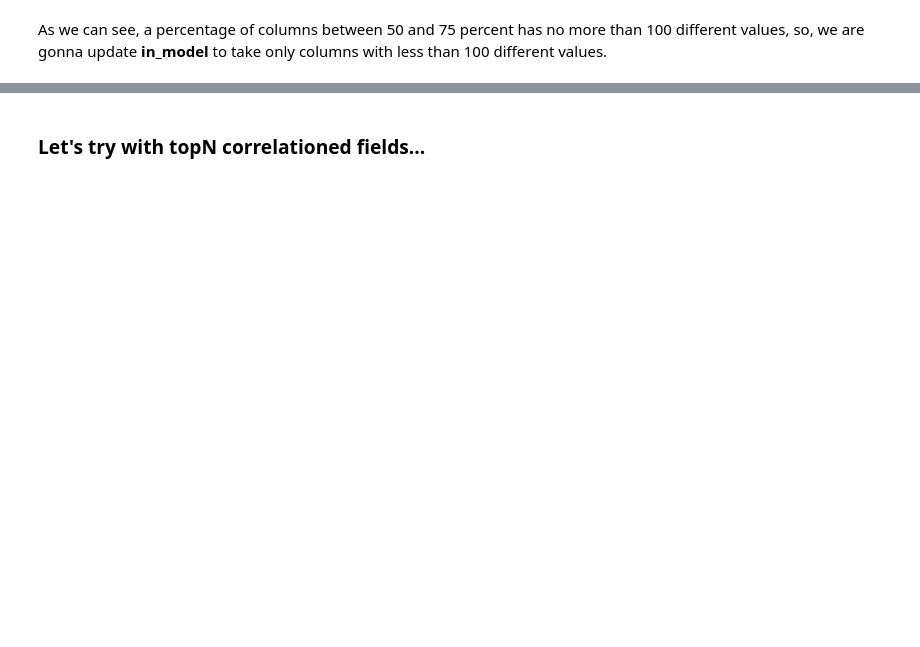
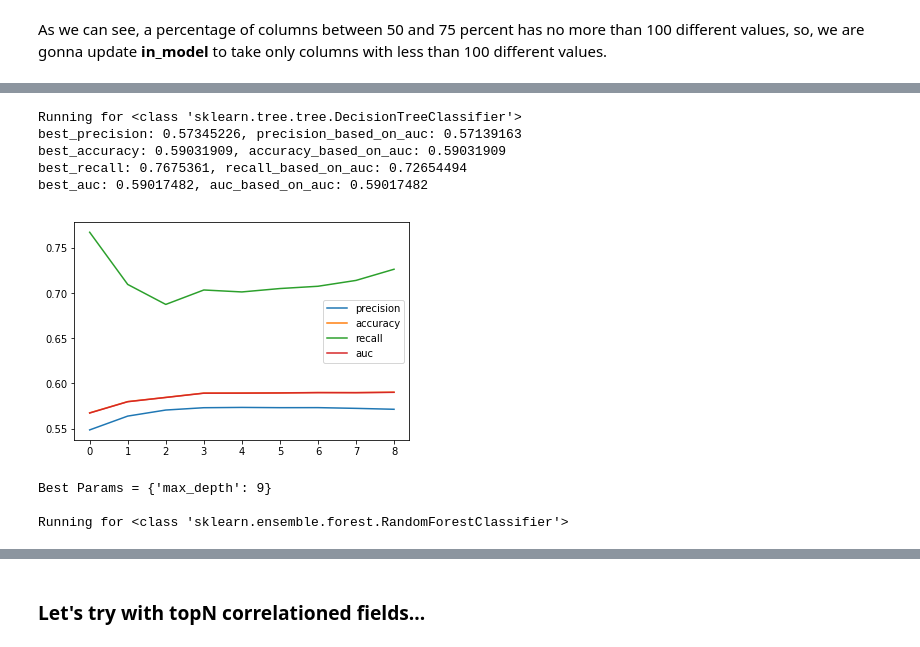
Before and after one commit to JuanBrugera/Kschool-TFM, a Jupyter notebook: Main.ipynb, the cells around one changed output, grey strips where cells are left out. Drawn from its saved outputs; the diff is of its cells as text; code cells hidden in the pictures; blank space fills up the shorter version.

```diff
--- a/Main.ipynb
+++ b/Main.ipynb
@@ -266,0 +164,2 @@ df_default_values = {field.name: default_values[field.dataType] for field in tra
+# %%
+sample_train_df = utils.get_sample(train_df, x_fields + [y_field], .1)
@@ -266,0 +180,11 @@ df_default_values = {field.name: default_values[field.dataType] for field in tra
+# %%
+for field in x_fields:
+    if (types[field] == StringType()):
+        sample_train_df = sample_train_df.withColumn(field, lower(trim(col(field))))
+# %%
+x_train, y_train = utils.get_x_y_train(sample_train_df, x_fields, y_field)
+# %%
+for field in x_fields:
+    x_train[field].fillna(value=resources.default_values[types[field]], inplace=True)
+    if (types[field] == StringType()):
+        x_train[field] = pd.get_dummies(x_train[field])
@@ -266,0 +195,14 @@ df_default_values = {field.name: default_values[field.dataType] for field in tra
+# %%
+for classifier in classifier_dict.keys():
+#for classifier in ['rfc']:
+    model = run_model(classifier, x_train, y_train)
+# %% [output]
+Running for <class 'sklearn.tree.tree.DecisionTreeClassifier'>
+best_precision: 0.57345226, precision_based_on_auc: 0.57139163
+best_accuracy: 0.59031909, accuracy_based_on_auc: 0.59031909
+best_recall: 0.7675361, recall_based_on_auc: 0.72654494
+best_auc: 0.59017482, auc_based_on_auc: 0.59017482
+[figure, added]
+Best Params = {'max_depth': 9}
+
+Running for <class 'sklearn.ensemble.forest.RandomForestClassifier'>
```
Also changed, not shown: parts of 164 cells of this notebook, 7 other files.
